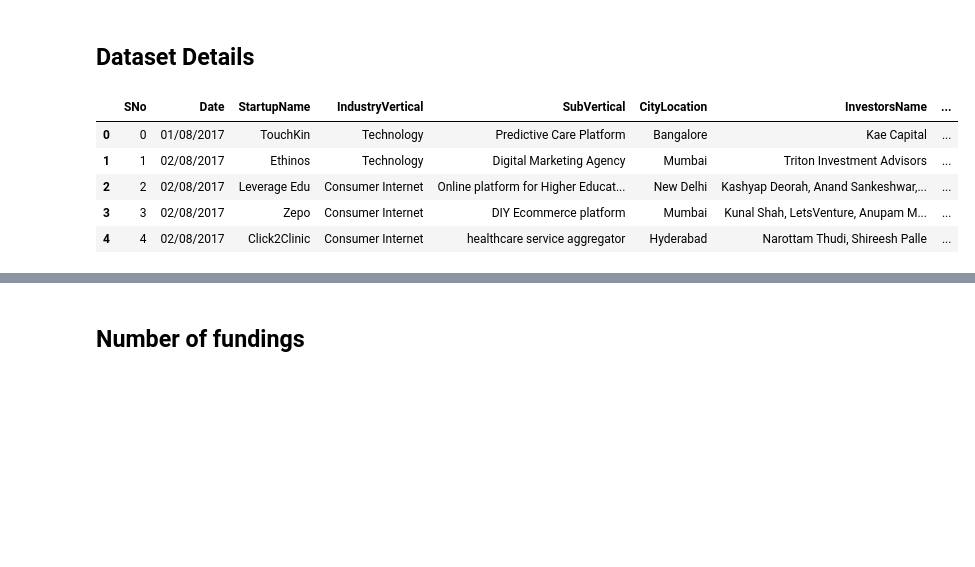
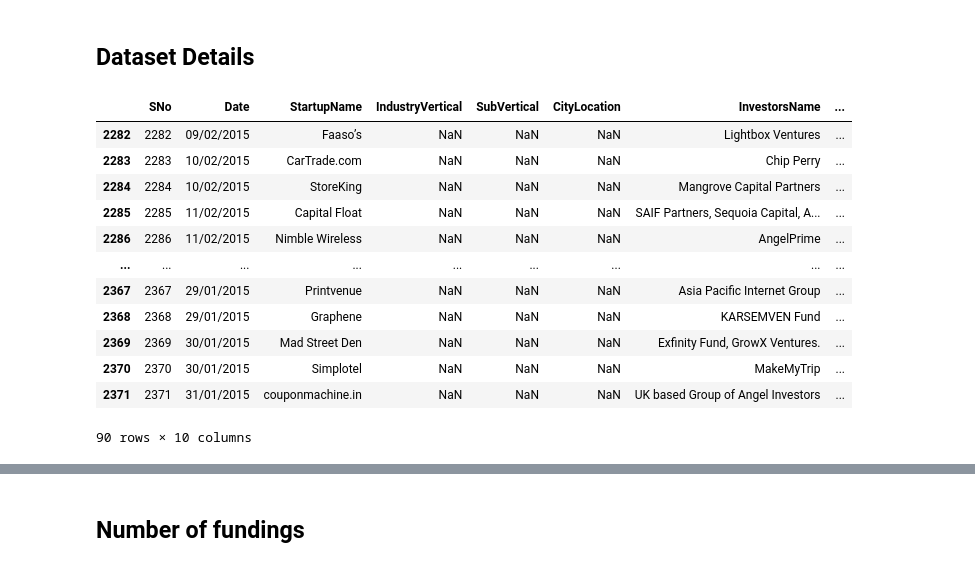
Before and after one commit to Gauravkhetwal/DataScience, a Jupyter notebook: 14. Project-Case Study(Part-1)/Startup_funding_solution.ipynb, the cells around one changed output, grey strips where cells are left out. Saved outputs shown, nothing was run; the diff lists cells and outputs as text; code cells hidden in the pictures; blank space fills up the shorter version.

Commit message:
solved till investment type

```diff
--- a/14. Project-Case Study(Part-1)/Startup_funding_solution.ipynb
+++ b/14. Project-Case Study(Part-1)/Startup_funding_solution.ipynb
@@ -6,14 +6,21 @@ import matplotlib.pyplot as plt
 ## Dataset Details
 # %%
 df = pd.read_csv('startup_funding.csv')
-df.head()
+df.tail(90)
 # %% [output]
 |  | SNo | Date | StartupName | IndustryVertical | SubVertical | CityLocation | InvestorsName | ... |
-| 0 | 0 | 01/08/2017 | TouchKin | Technology | Predictive Care Platform | Bangalore | Kae Capital | ... |
-| 1 | 1 | 02/08/2017 | Ethinos | Technology | Digital Marketing Agency | Mumbai | Triton Investment Advisors | ... |
-| 2 | 2 | 02/08/2017 | Leverage Edu | Consumer Internet | Online platform for Higher Educat... | New Delhi | Kashyap Deorah, Anand Sankeshwar,... | ... |
-| 3 | 3 | 02/08/2017 | Zepo | Consumer Internet | DIY Ecommerce platform | Mumbai | Kunal Shah, LetsVenture, Anupam M... | ... |
-| 4 | 4 | 02/08/2017 | Click2Clinic | Consumer Internet | healthcare service aggregator | Hyderabad | Narottam Thudi, Shireesh Palle | ... |
+| 2282 | 2282 | 09/02/2015 | Faaso’s | NaN | NaN | NaN | Lightbox Ventures | ... |
+| 2283 | 2283 | 10/02/2015 | CarTrade.com | NaN | NaN | NaN | Chip Perry | ... |
+| 2284 | 2284 | 10/02/2015 | StoreKing | NaN | NaN | NaN | Mangrove Capital Partners | ... |
+| 2285 | 2285 | 11/02/2015 | Capital Float | NaN | NaN | NaN | SAIF Partners, Sequoia Capital, A... | ... |
+| 2286 | 2286 | 11/02/2015 | Nimble Wireless | NaN | NaN | NaN | AngelPrime | ... |
+| ... | ... | ... | ... | ... | ... | ... | ... | ... |
+| 2367 | 2367 | 29/01/2015 | Printvenue | NaN | NaN | NaN | Asia Pacific Internet Group | ... |
+| 2368 | 2368 | 29/01/2015 | Graphene | NaN | NaN | NaN | KARSEMVEN Fund | ... |
+| 2369 | 2369 | 30/01/2015 | Mad Street Den | NaN | NaN | NaN | Exfinity Fund, GrowX Ventures. | ... |
+| 2370 | 2370 | 30/01/2015 | Simplotel | NaN | NaN | NaN | MakeMyTrip | ... |
+| 2371 | 2371 | 31/01/2015 | couponmachine.in | NaN | NaN | NaN | UK based Group of Angel Investors | ... |
+90 rows × 10 columns
 # %%
 type_of_startup = df['IndustryVertical']
 # %%
```
Also changed, not shown: parts of 19 cells of this notebook.
